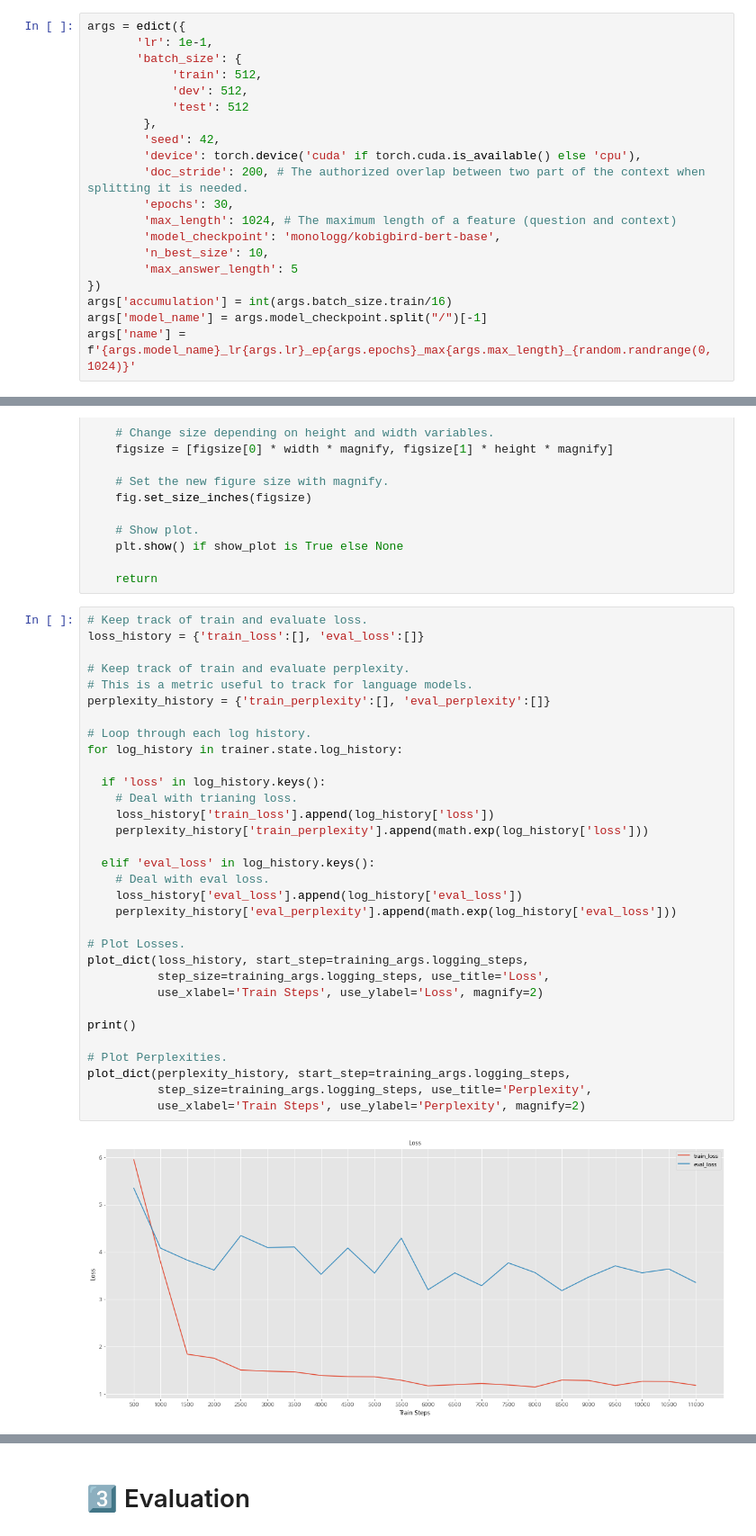
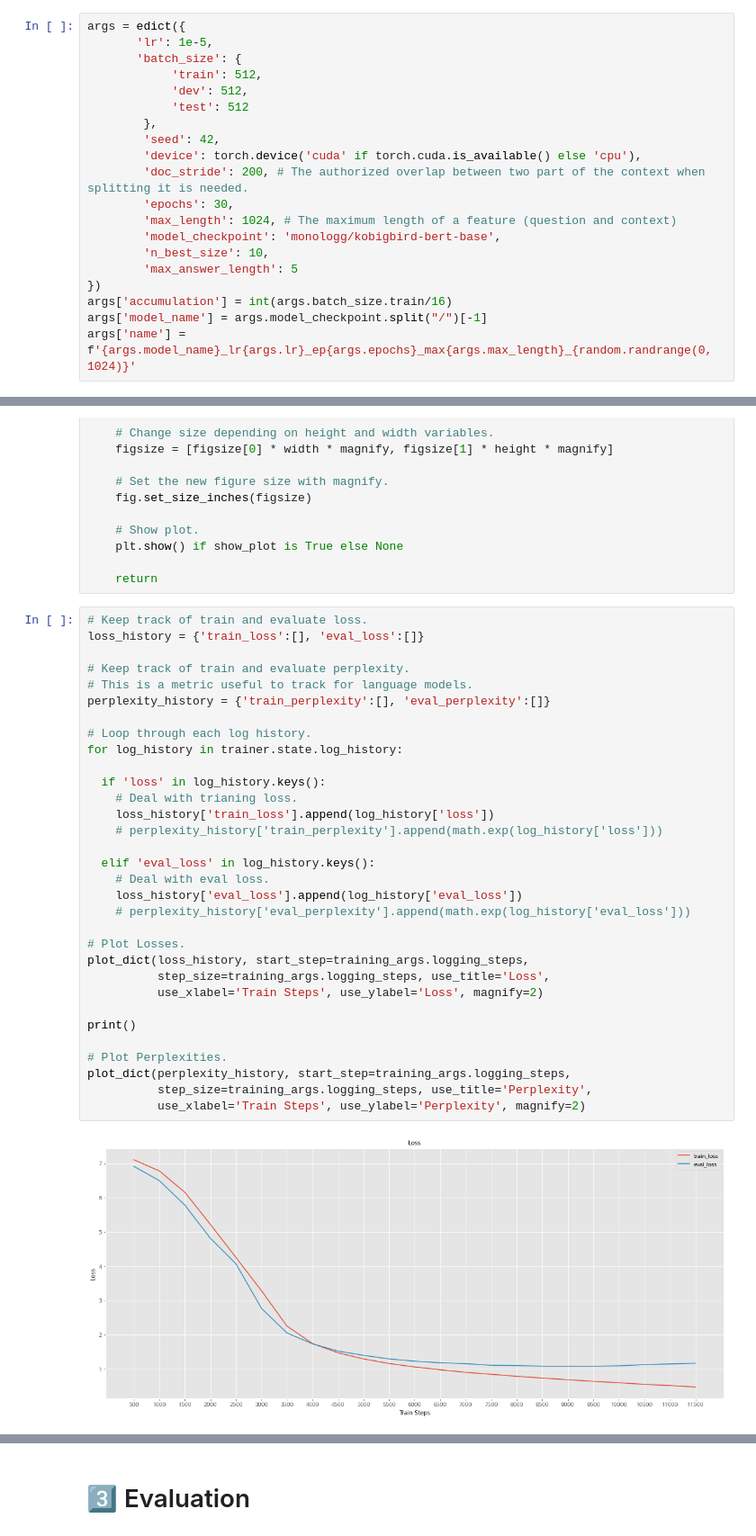
Before and after one commit to yangdk02/Goorm-AI-NLP-6, a Jupyter notebook: Project 2/output/lr_1e_5_proj2.ipynb, the cells around one changed output, grey strips where cells are left out. Shown at 90% size. Drawn from its saved outputs; the diff is of its cells as text.

```diff
--- a/Project 2/goorm_proj2_korean_mrc_yangdk.ipynb
+++ b/Project 2/output/lr_1e_5_proj2.ipynb
@@ -108,7 +104,7 @@ from transformers import (
 import matplotlib.pyplot as plt
 # %%
 args = edict({
-       'lr': 1e-1,
+       'lr': 1e-5,
        'batch_size': {
             'train': 512,
             'dev': 512,
@@ -883,33 +912,33 @@ def plot_dict(dict_arrays, start_step=0, step_size=1, use_title=None, points_val
 # Keep track of train and evaluate loss.
 loss_history = {'train_loss':[], 'eval_loss':[]}
 
 # Keep track of train and evaluate perplexity.
 # This is a metric useful to track for language models.
 perplexity_history = {'train_perplexity':[], 'eval_perplexity':[]}
 
 # Loop through each log history.
 for log_history in trainer.state.log_history:
 
   if 'loss' in log_history.keys():
     # Deal with trianing loss.
     loss_history['train_loss'].append(log_history['loss'])
-    perplexity_history['train_perplexity'].append(math.exp(log_history['loss']))
+    # perplexity_history['train_perplexity'].append(math.exp(log_history['loss']))
 
   elif 'eval_loss' in log_history.keys():
     # Deal with eval loss.
     loss_history['eval_loss'].append(log_history['eval_loss'])
-    perplexity_history['eval_perplexity'].append(math.exp(log_history['eval_loss']))
+    # perplexity_history['eval_perplexity'].append(math.exp(log_history['eval_loss']))
 
 # Plot Losses.
 plot_dict(loss_history, start_step=training_args.logging_steps,
           step_size=training_args.logging_steps, use_title='Loss',
           use_xlabel='Train Steps', use_ylabel='Loss', magnify=2)
 
 print()
 
 # Plot Perplexities.
 plot_dict(perplexity_history, start_step=training_args.logging_steps,
           step_size=training_args.logging_steps, use_title='Perplexity',
           use_xlabel='Train Steps', use_ylabel='Perplexity', magnify=2)
 # %% [output]
-[figure, old version]
+[figure, new version]
```
Also changed, not shown: parts of 18 cells of this notebook, 15 other files.
